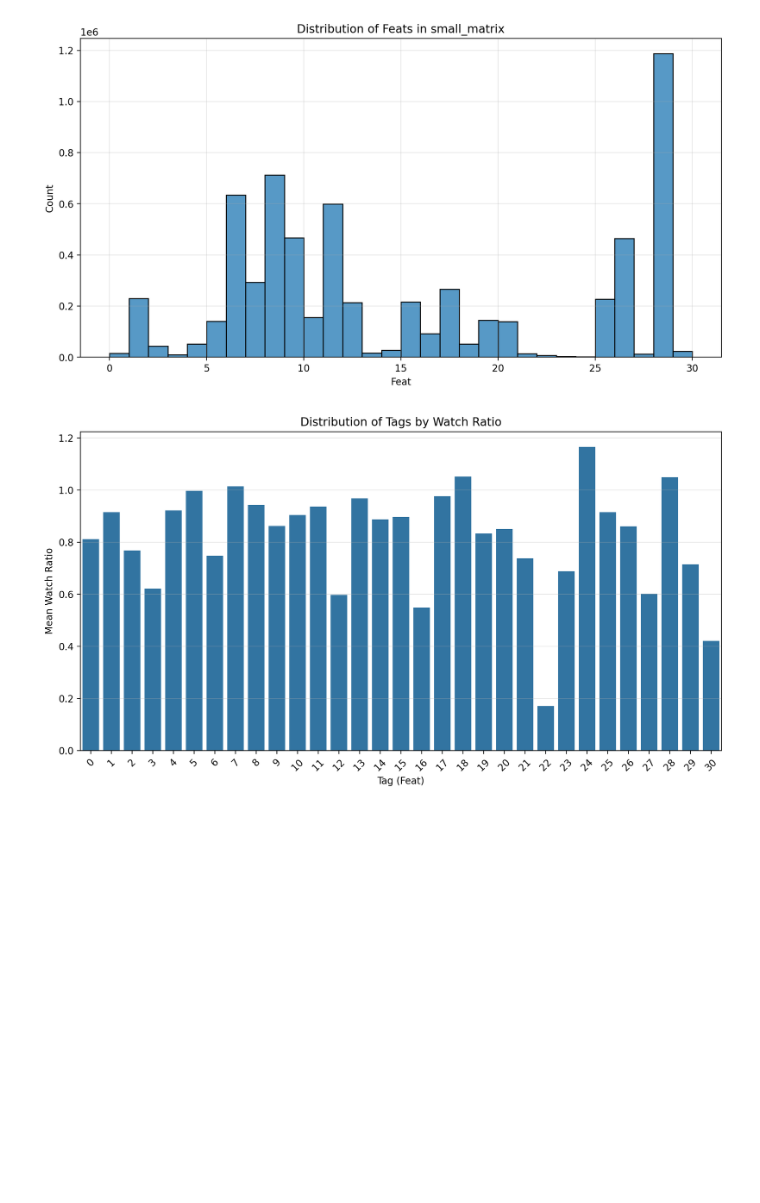
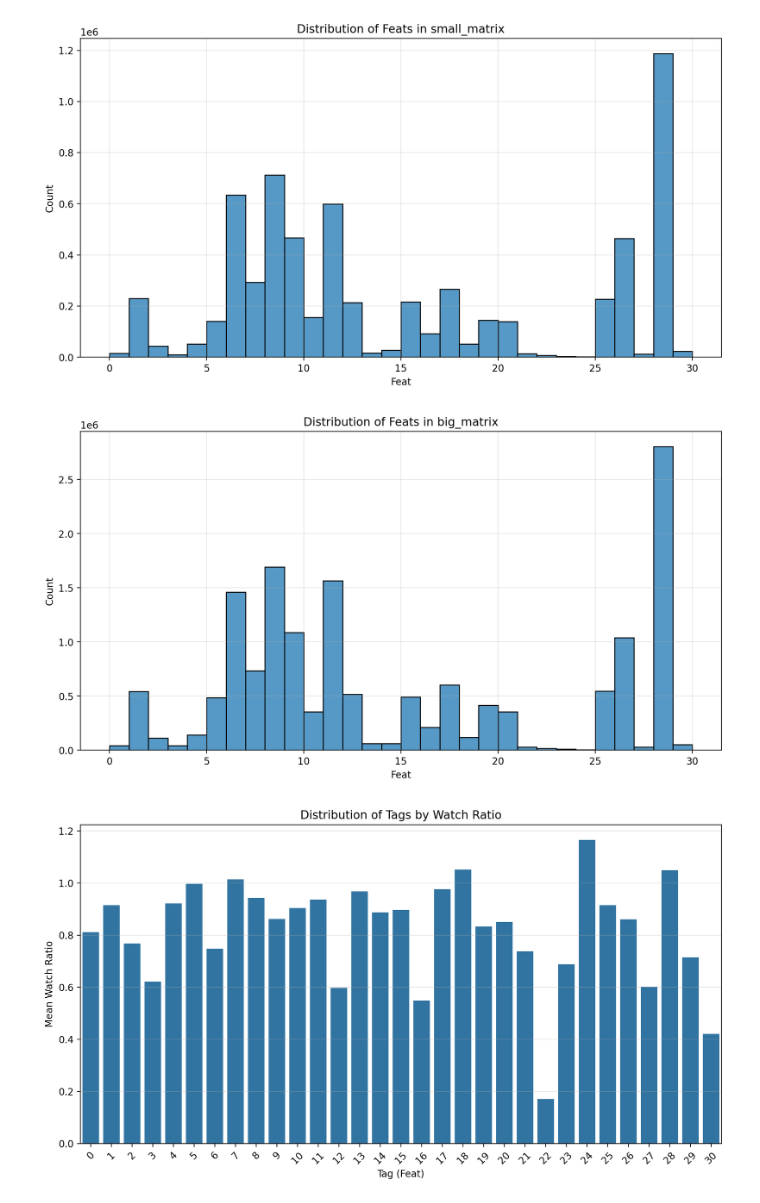
Before and after one commit to iReepr/Short-Video-Recommender-System, a Jupyter notebook: EDA.ipynb, the cells around one changed output. Drawn from its saved outputs; the diff is of its cells as text; code cells hidden in the pictures; blank space fills up the shorter version.

```diff
--- a/EDA.ipynb
+++ b/EDA.ipynb
@@ -254,6 +254,26 @@ plt.grid(True, alpha=0.3)
 plt.show()
 # %% [output]
 [figure]
+# %%
+big_interactions = pd.read_csv("data/big_matrix.csv")
+big_interactions = big_interactions.dropna()
+big_interactions = big_interactions.drop_duplicates()
+# %%
+merged_df = big_interactions.merge(categories_df, on="video_id", how="inner")
+
+merged_feats = merged_df["feat"].explode()
+merged_feats = pd.to_numeric(merged_feats)
+
+
+plt.figure(figsize=(12, 6))
+sns.histplot(merged_feats, kde=False, bins=30)
+plt.title("Distribution of Feats in big_matrix")
+plt.xlabel("Feat")
+plt.ylabel("Count")
+plt.grid(True, alpha=0.3)
+plt.show()
+# %% [output]
+[figure, added]
 # %%
 tags_watch_ratio = merged_df.explode("feat")[["feat", "watch_ratio"]]
 
```
Also changed, not shown: 3 other files.
